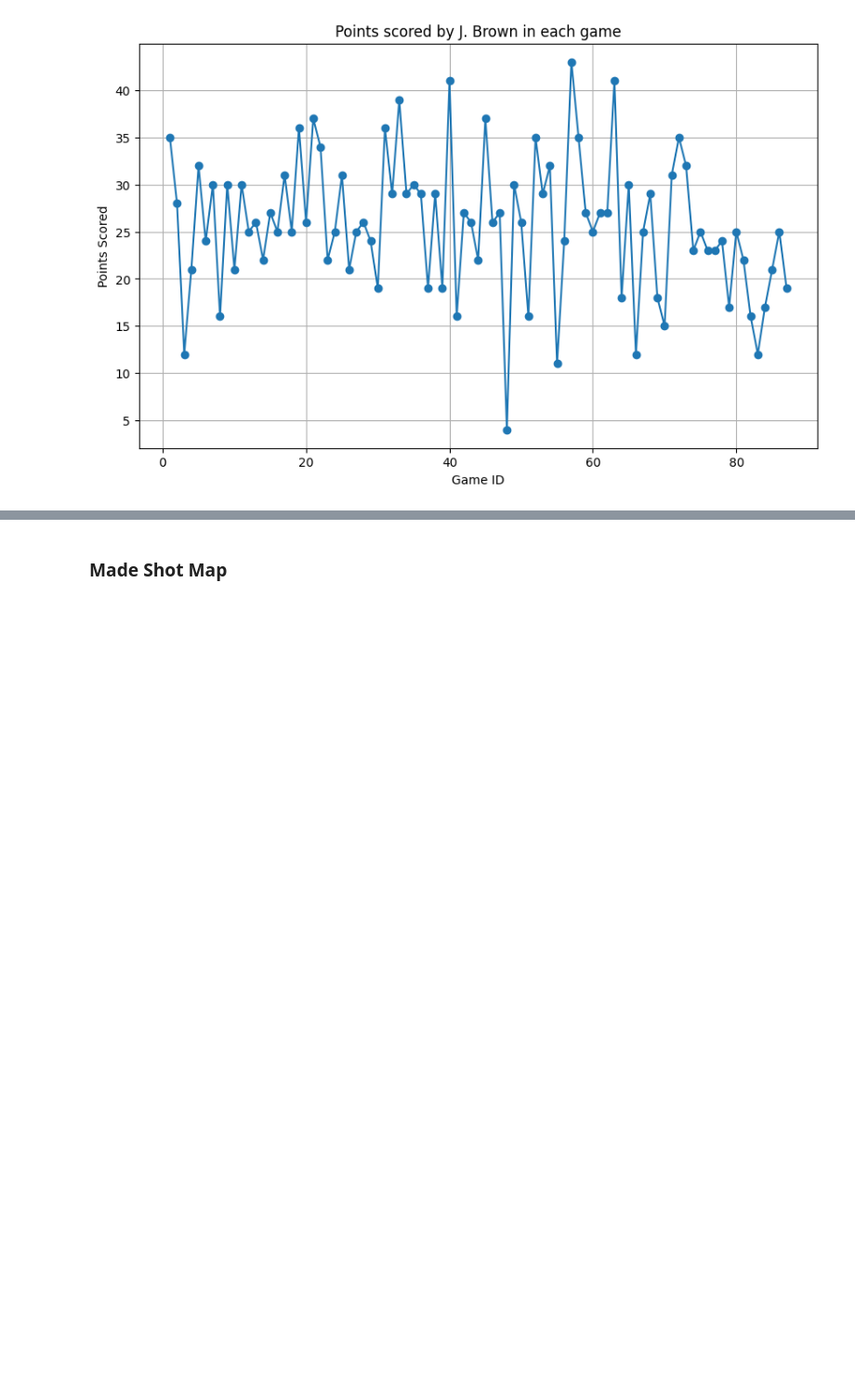
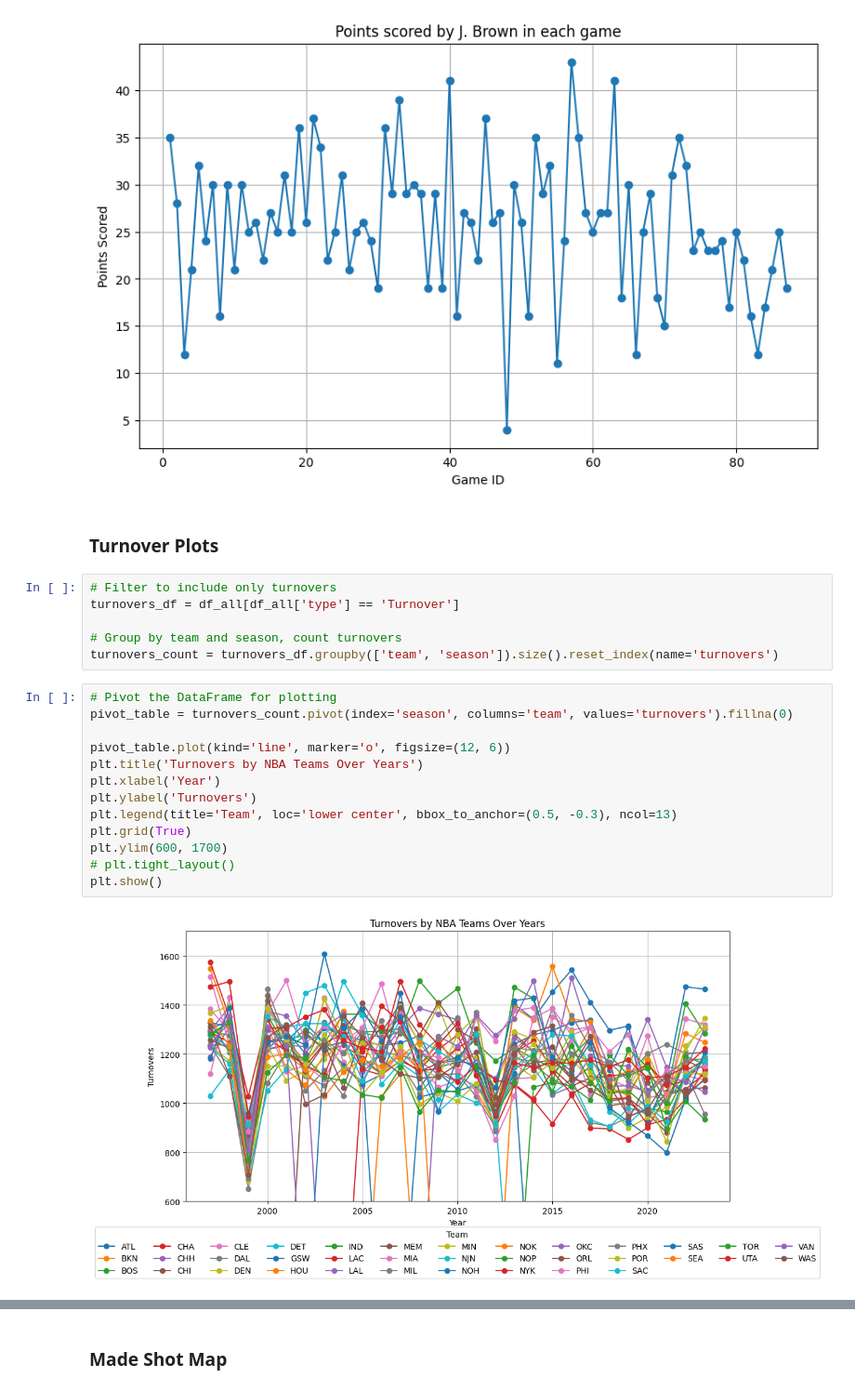
Before and after one commit to apsarabalamurugan/NBA-Analysis, a Jupyter notebook: analysis.ipynb, the cells around one changed output, grey strips where cells are left out. Shown at 93% size. Drawn from its saved outputs; the diff is of its cells as text; blank space fills up the shorter version.

Commit message:
Turnover data

```diff
--- a/analysis.ipynb
+++ b/analysis.ipynb
@@ -181,3 +181,26 @@ Game ID: 42200305 | Points Scored by J. Brown : 21.0
 Game ID: 42200306 | Points Scored by J. Brown : 25.0
 Game ID: 42200307 | Points Scored by J. Brown : 19.0
 [figure]
+# %% [markdown]
+### Turnover Plots
+# %%
+# Filter to include only turnovers
+turnovers_df = df_all[df_all['type'] == 'Turnover']
+
+# Group by team and season, count turnovers
+turnovers_count = turnovers_df.groupby(['team', 'season']).size().reset_index(name='turnovers')
+# %%
+# Pivot the DataFrame for plotting
+pivot_table = turnovers_count.pivot(index='season', columns='team', values='turnovers').fillna(0)
+
+pivot_table.plot(kind='line', marker='o', figsize=(12, 6))
+plt.title('Turnovers by NBA Teams Over Years')
+plt.xlabel('Year')
+plt.ylabel('Turnovers')
+plt.legend(title='Team', loc='lower center', bbox_to_anchor=(0.5, -0.3), ncol=13)
+plt.grid(True)
+plt.ylim(600, 1700)
+# plt.tight_layout()
+plt.show()
+# %% [output]
+[figure, added]
```
Also changed, not shown: parts of 1 cell of this notebook.
